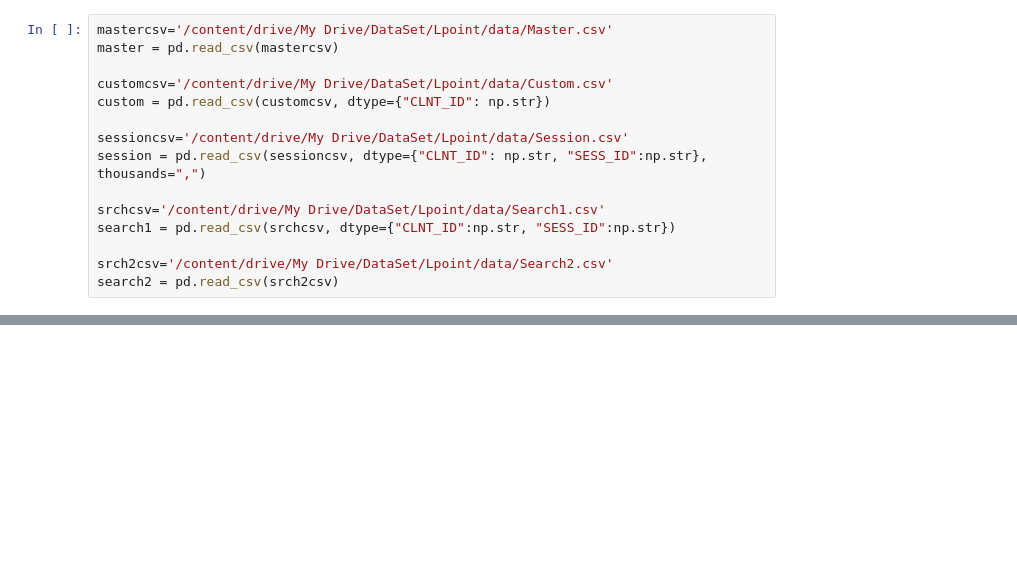
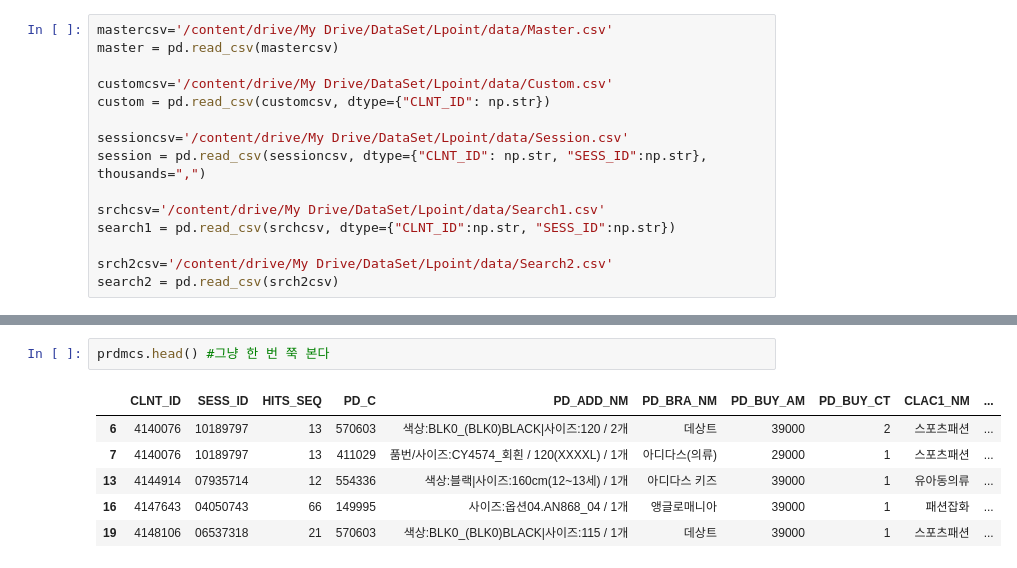
Before and after one commit to chldnjstjr/Lpoint, a Jupyter notebook: Preprocessing.ipynb, the cells around one changed output, grey strips where cells are left out. Saved outputs shown, nothing was run; the diff lists cells and outputs as text; blank space fills up the shorter version.

```diff
--- a/Preprocessing.ipynb
+++ b/Preprocessing.ipynb
@@ -93,0 +205,9 @@ search2 = pd.read_csv(srch2csv)
+# %%
+prdmcs.head() #그냥 한 번 쭉 본다
+# %% [output]
+|  | CLNT_ID | SESS_ID | HITS_SEQ | PD_C | PD_ADD_NM | PD_BRA_NM | PD_BUY_AM | PD_BUY_CT | CLAC1_NM | ... |
+| 6 | 4140076 | 10189797 | 13 | 570603 | 색상:BLK0_(BLK0)BLACK|사이즈:120 / 2개 | 데상트 | 39000 | 2 | 스포츠패션 | ... |
+| 7 | 4140076 | 10189797 | 13 | 411029 | 품번/사이즈:CY4574_회흰 / 120(XXXXL) / 1개 | 아디다스(의류) | 29000 | 1 | 스포츠패션 | ... |
+| 13 | 4144914 | 07935714 | 12 | 554336 | 색상:블랙|사이즈:160cm(12~13세) / 1개 | 아디다스 키즈 | 39000 | 1 | 유아동의류 | ... |
+| 16 | 4147643 | 04050743 | 66 | 149995 | 사이즈:옵션04.AN868_04 / 1개 | 앵글로매니아 | 39000 | 1 | 패션잡화 | ... |
+| 19 | 4148106 | 06537318 | 21 | 570603 | 색상:BLK0_(BLK0)BLACK|사이즈:115 / 1개 | 데상트 | 39000 | 1 | 스포츠패션 | ... |
```
Also changed, not shown: parts of 14 cells of this notebook.
